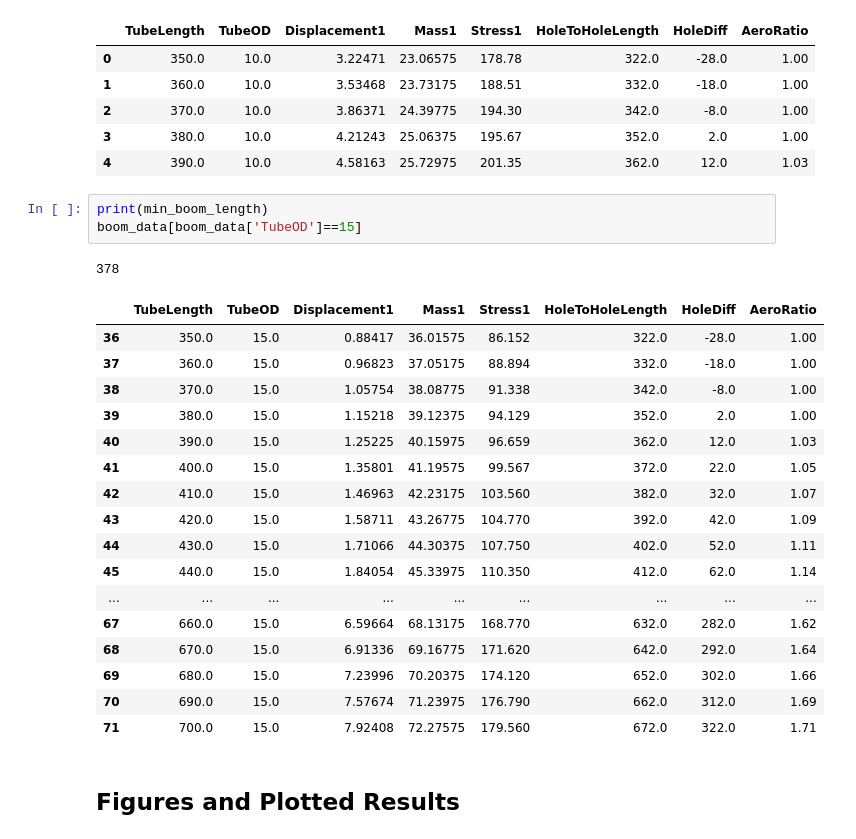
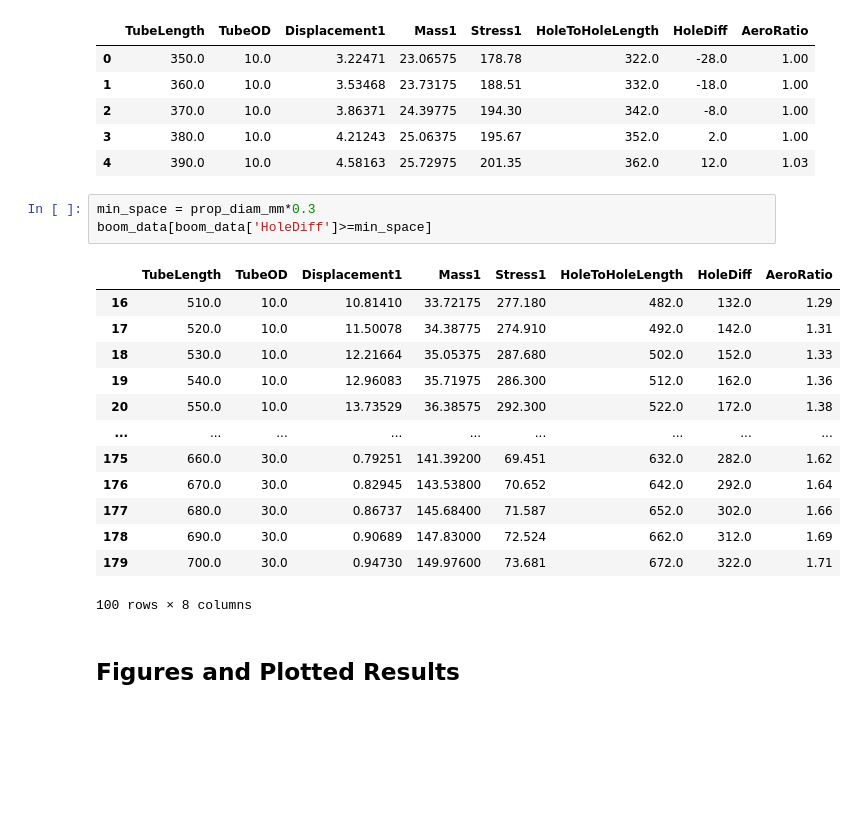
Before and after one commit to MBorrageiro/MScDrone-Py-Notebooks, a Jupyter notebook: rboom-length-analysis/RotorBoomLengthAnalysis.ipynb, the cells around one changed output. Drawn from its saved outputs; the diff is of its cells as text; blank space fills up the shorter version.

```diff
--- a/rboom-length-analysis/RotorBoomLengthAnalysis.ipynb
+++ b/rboom-length-analysis/RotorBoomLengthAnalysis.ipynb
@@ -139,27 +154,22 @@ boom_data.head()
 | 3 | 380.0 | 10.0 | 4.21243 | 25.06375 | 195.67 | 352.0 | 2.0 | 1.00 |
 | 4 | 390.0 | 10.0 | 4.58163 | 25.72975 | 201.35 | 362.0 | 12.0 | 1.03 |
 # %%
-print(min_boom_length)
-boom_data[boom_data['TubeOD']==15]
+min_space = prop_diam_mm*0.3
+boom_data[boom_data['HoleDiff']>=min_space]
 # %% [output]
+|  | TubeLength | TubeOD | Displacement1 | Mass1 | Stress1 | HoleToHoleLength | HoleDiff | AeroRatio |
+| 16 | 510.0 | 10.0 | 10.81410 | 33.72175 | 277.180 | 482.0 | 132.0 | 1.29 |
+| 17 | 520.0 | 10.0 | 11.50078 | 34.38775 | 274.910 | 492.0 | 142.0 | 1.31 |
+| 18 | 530.0 | 10.0 | 12.21664 | 35.05375 | 287.680 | 502.0 | 152.0 | 1.33 |
+| 19 | 540.0 | 10.0 | 12.96083 | 35.71975 | 286.300 | 512.0 | 162.0 | 1.36 |
+| 20 | 550.0 | 10.0 | 13.73529 | 36.38575 | 292.300 | 522.0 | 172.0 | 1.38 |
+| ... | ... | ... | ... | ... | ... | ... | ... | ... |
+| 175 | 660.0 | 30.0 | 0.79251 | 141.39200 | 69.451 | 632.0 | 282.0 | 1.62 |
+| 176 | 670.0 | 30.0 | 0.82945 | 143.53800 | 70.652 | 642.0 | 292.0 | 1.64 |
+| 177 | 680.0 | 30.0 | 0.86737 | 145.68400 | 71.587 | 652.0 | 302.0 | 1.66 |
+| 178 | 690.0 | 30.0 | 0.90689 | 147.83000 | 72.524 | 662.0 | 312.0 | 1.69 |
+| 179 | 700.0 | 30.0 | 0.94730 | 149.97600 | 73.681 | 672.0 | 322.0 | 1.71 |
-378
+100 rows × 8 columns
-|  | TubeLength | TubeOD | Displacement1 | Mass1 | Stress1 | HoleToHoleLength | HoleDiff | AeroRatio |
-| 36 | 350.0 | 15.0 | 0.88417 | 36.01575 | 86.152 | 322.0 | -28.0 | 1.00 |
-| 37 | 360.0 | 15.0 | 0.96823 | 37.05175 | 88.894 | 332.0 | -18.0 | 1.00 |
-| 38 | 370.0 | 15.0 | 1.05754 | 38.08775 | 91.338 | 342.0 | -8.0 | 1.00 |
-| 39 | 380.0 | 15.0 | 1.15218 | 39.12375 | 94.129 | 352.0 | 2.0 | 1.00 |
-| 40 | 390.0 | 15.0 | 1.25225 | 40.15975 | 96.659 | 362.0 | 12.0 | 1.03 |
-| 41 | 400.0 | 15.0 | 1.35801 | 41.19575 | 99.567 | 372.0 | 22.0 | 1.05 |
-| 42 | 410.0 | 15.0 | 1.46963 | 42.23175 | 103.560 | 382.0 | 32.0 | 1.07 |
-| 43 | 420.0 | 15.0 | 1.58711 | 43.26775 | 104.770 | 392.0 | 42.0 | 1.09 |
-| 44 | 430.0 | 15.0 | 1.71066 | 44.30375 | 107.750 | 402.0 | 52.0 | 1.11 |
-| 45 | 440.0 | 15.0 | 1.84054 | 45.33975 | 110.350 | 412.0 | 62.0 | 1.14 |
-| ... | ... | ... | ... | ... | ... | ... | ... | ... |
-| 67 | 660.0 | 15.0 | 6.59664 | 68.13175 | 168.770 | 632.0 | 282.0 | 1.62 |
-| 68 | 670.0 | 15.0 | 6.91336 | 69.16775 | 171.620 | 642.0 | 292.0 | 1.64 |
-| 69 | 680.0 | 15.0 | 7.23996 | 70.20375 | 174.120 | 652.0 | 302.0 | 1.66 |
-| 70 | 690.0 | 15.0 | 7.57674 | 71.23975 | 176.790 | 662.0 | 312.0 | 1.69 |
-| 71 | 700.0 | 15.0 | 7.92408 | 72.27575 | 179.560 | 672.0 | 322.0 | 1.71 |
 # %% [markdown]
 ## Figures and Plotted Results
 # %%
```
Also changed, not shown: parts of 21 cells of this notebook.
